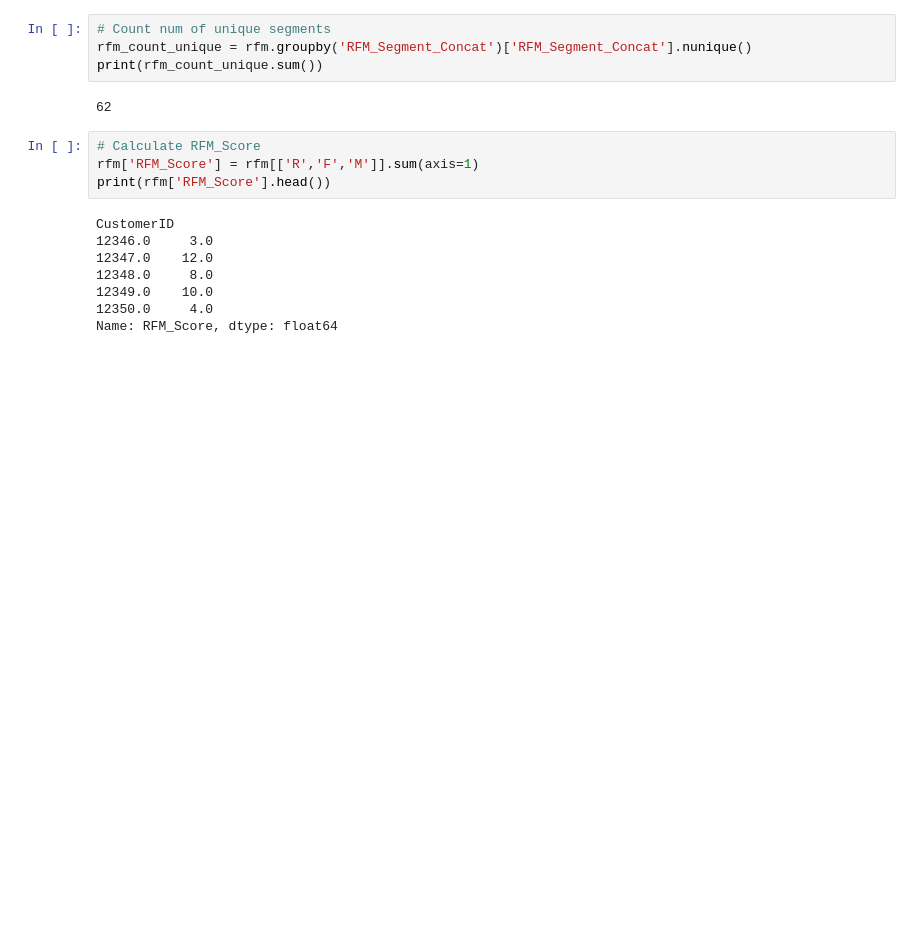
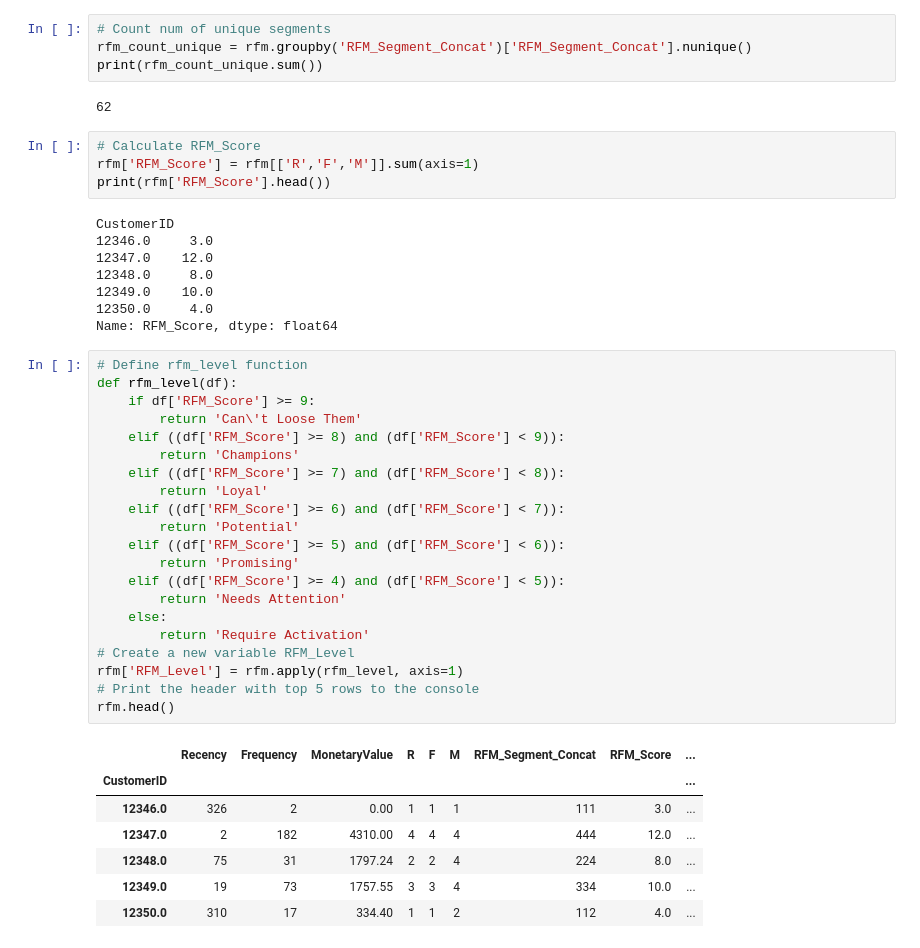
Before and after one commit to TG7789RR/pythonlearningx64, a Jupyter notebook: RFM_quartile_V2.ipynb, the cells around one changed output. Saved outputs shown, nothing was run; the diff lists cells and outputs as text; blank space fills up the shorter version.

```diff
--- a/RFM_quartile_V2.ipynb
+++ b/RFM_quartile_V2.ipynb
@@ -164,3 +164,32 @@ CustomerID
 12349.0    10.0
 12350.0     4.0
 Name: RFM_Score, dtype: float64
+# %%
+# Define rfm_level function
+def rfm_level(df):
+    if df['RFM_Score'] >= 9:
+        return 'Can\'t Loose Them'
+    elif ((df['RFM_Score'] >= 8) and (df['RFM_Score'] < 9)):
+        return 'Champions'
+    elif ((df['RFM_Score'] >= 7) and (df['RFM_Score'] < 8)):
+        return 'Loyal'
+    elif ((df['RFM_Score'] >= 6) and (df['RFM_Score'] < 7)):
+        return 'Potential'
+    elif ((df['RFM_Score'] >= 5) and (df['RFM_Score'] < 6)):
+        return 'Promising'
+    elif ((df['RFM_Score'] >= 4) and (df['RFM_Score'] < 5)):
+        return 'Needs Attention'
+    else:
+        return 'Require Activation'
+# Create a new variable RFM_Level
+rfm['RFM_Level'] = rfm.apply(rfm_level, axis=1)
+# Print the header with top 5 rows to the console
+rfm.head()
+# %% [output]
+|  | Recency | Frequency | MonetaryValue | R | F | M | RFM_Segment_Concat | RFM_Score | ... |
+| CustomerID |  |  |  |  |  |  |  |  | ... |
+| 12346.0 | 326 | 2 | 0.00 | 1 | 1 | 1 | 111 | 3.0 | ... |
+| 12347.0 | 2 | 182 | 4310.00 | 4 | 4 | 4 | 444 | 12.0 | ... |
+| 12348.0 | 75 | 31 | 1797.24 | 2 | 2 | 4 | 224 | 8.0 | ... |
+| 12349.0 | 19 | 73 | 1757.55 | 3 | 3 | 4 | 334 | 10.0 | ... |
+| 12350.0 | 310 | 17 | 334.40 | 1 | 1 | 2 | 112 | 4.0 | ... |
```
Also changed, not shown: parts of 2 cells of this notebook.
